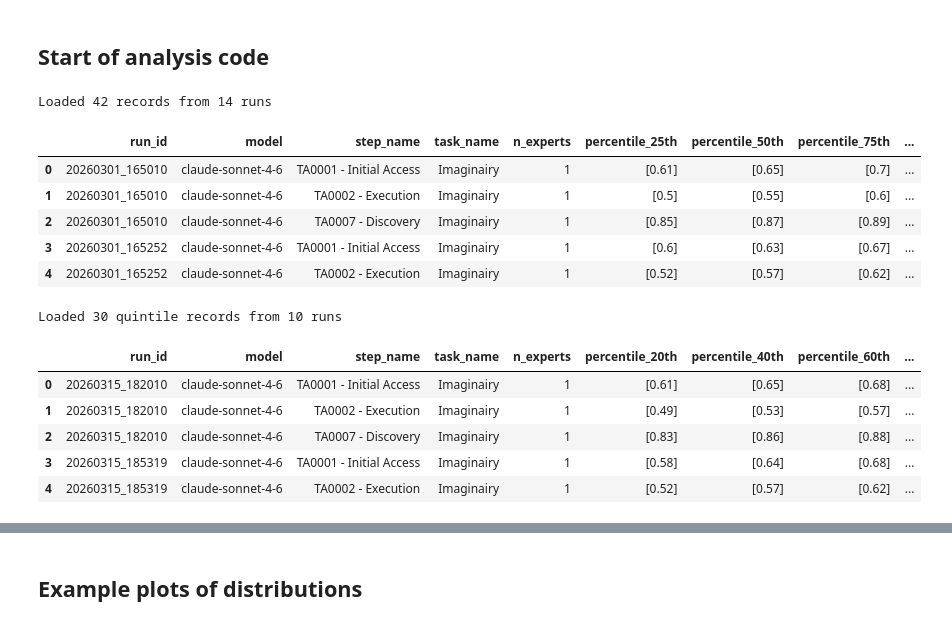
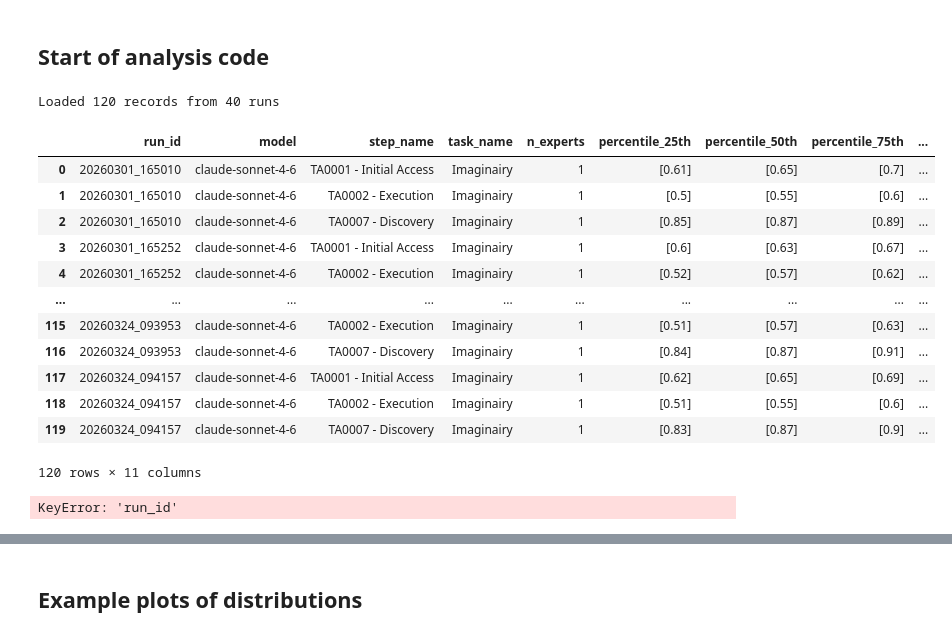
Before and after one commit to safer-ai/LLM_elicitation, a Jupyter notebook: consistency_checks/consistency_quantiles.ipynb, the cells around one changed output, grey strips where cells are left out. Drawn from its saved outputs; the diff is of its cells as text; code cells hidden in the pictures.

```diff
--- a/consistency_checks/consistency_quantiles.ipynb
+++ b/consistency_checks/consistency_quantiles.ipynb
@@ -35,7 +35,7 @@ from consistency_metrics import plot_cdf_pairs, plot_pdf_pairs, row_to_pairs, co
 
 PROJECT_ROOT = Path("..").resolve()
 RUNS_DIR = PROJECT_ROOT / "output_data" / "runs"
-QUINTILES_RUN = PROJECT_ROOT / "consistency_checks" / "output_data_quintiles" / "runs"
+QUINTILES_RUN = PROJECT_ROOT / "consistency_checks" / "output_data_qauntiles" / "runs"
 records = []
 
 for run_dir in sorted(RUNS_DIR.glob("*")):
@@ -84,7 +84,7 @@ print(f"Loaded {len(df)} records from {df['run_id'].nunique()} runs")
 
 percentile_cols = sorted(c for c in df.columns if c.startswith("percentile_") and not c.endswith("_mean"))
 mean_cols = [f"{c}_mean" for c in percentile_cols]
-display(df[["run_id", "model", "step_name", "task_name", "n_experts"] + percentile_cols + mean_cols].head(5))
+display(df[["run_id", "model", "step_name", "task_name", "n_experts"] + percentile_cols + mean_cols])
 
 records_quintiles = []
 
@@ -113,42 +113,43 @@ for run_dir in sorted(QUINTILES_RUN.glob("*")):
                 for key, val in pe.items():
                     if key.startswith("percentile_") and isinstance(val, (int, float)):
                         percentile_lists[key].append(val)
 
             record = {
                 "run_id": run_id,
                 "model": model,
                 "step_name": step_name,
                 "task_name": task_name,
                 "n_experts": len(responses),
                 "final_prob": task["final_aggregated_probability"],
             }
             for key, vals in sorted(percentile_lists.items()):
                 record[key] = vals
                 record[f"{key}_mean"] = np.mean(vals) if vals else np.nan
 
             records_quintiles.append(record)
 
 df_quintiles = pd.DataFrame(records_quintiles)
 print(f"Loaded {len(df_quintiles)} quintile records from {df_quintiles['run_id'].nunique()} runs")
 
 percentile_cols_q = sorted(c for c in df_quintiles.columns if c.startswith("percentile_") and not c.endswith("_mean"))
 mean_cols_q = [f"{c}_mean" for c in percentile_cols_q]
-display(df_quintiles[["run_id", "model", "step_name", "task_name", "n_experts"] + percentile_cols_q + mean_cols_q].head(5))
+display(df_quintiles[["run_id", "model", "step_name", "task_name", "n_experts"] + percentile_cols_q + mean_cols_q])
 # %% [output]
-Loaded 42 records from 14 runs
+Loaded 120 records from 40 runs
 |  | run_id | model | step_name | task_name | n_experts | percentile_25th | percentile_50th | percentile_75th | ... |
 | 0 | 20260301_165010 | claude-sonnet-4-6 | TA0001 - Initial Access | Imaginairy | 1 | [0.61] | [0.65] | [0.7] | ... |
 | 1 | 20260301_165010 | claude-sonnet-4-6 | TA0002 - Execution | Imaginairy | 1 | [0.5] | [0.55] | [0.6] | ... |
 | 2 | 20260301_165010 | claude-sonnet-4-6 | TA0007 - Discovery | Imaginairy | 1 | [0.85] | [0.87] | [0.89] | ... |
 | 3 | 20260301_165252 | claude-sonnet-4-6 | TA0001 - Initial Access | Imaginairy | 1 | [0.6] | [0.63] | [0.67] | ... |
 | 4 | 20260301_165252 | claude-sonnet-4-6 | TA0002 - Execution | Imaginairy | 1 | [0.52] | [0.57] | [0.62] | ... |
+| ... | ... | ... | ... | ... | ... | ... | ... | ... | ... |
+| 115 | 20260324_093953 | claude-sonnet-4-6 | TA0002 - Execution | Imaginairy | 1 | [0.51] | [0.57] | [0.63] | ... |
+| 116 | 20260324_093953 | claude-sonnet-4-6 | TA0007 - Discovery | Imaginairy | 1 | [0.84] | [0.87] | [0.91] | ... |
+| 117 | 20260324_094157 | claude-sonnet-4-6 | TA0001 - Initial Access | Imaginairy | 1 | [0.62] | [0.65] | [0.69] | ... |
+| 118 | 20260324_094157 | claude-sonnet-4-6 | TA0002 - Execution | Imaginairy | 1 | [0.51] | [0.55] | [0.6] | ... |
+| 119 | 20260324_094157 | claude-sonnet-4-6 | TA0007 - Discovery | Imaginairy | 1 | [0.83] | [0.87] | [0.9] | ... |
-Loaded 30 quintile records from 10 runs
+120 rows × 11 columns
-|  | run_id | model | step_name | task_name | n_experts | percentile_20th | percentile_40th | percentile_60th | ... |
-| 0 | 20260315_182010 | claude-sonnet-4-6 | TA0001 - Initial Access | Imaginairy | 1 | [0.61] | [0.65] | [0.68] | ... |
-| 1 | 20260315_182010 | claude-sonnet-4-6 | TA0002 - Execution | Imaginairy | 1 | [0.49] | [0.53] | [0.57] | ... |
-| 2 | 20260315_182010 | claude-sonnet-4-6 | TA0007 - Discovery | Imaginairy | 1 | [0.83] | [0.86] | [0.88] | ... |
-| 3 | 20260315_185319 | claude-sonnet-4-6 | TA0001 - Initial Access | Imaginairy | 1 | [0.58] | [0.64] | [0.68] | ... |
-| 4 | 20260315_185319 | claude-sonnet-4-6 | TA0002 - Execution | Imaginairy | 1 | [0.52] | [0.57] | [0.62] | ... |
+KeyError: 'run_id'
 # %%
 subset_cl = df[
     (df["model"] == "claude-sonnet-4-6" )  &
```
Also changed, not shown: parts of 4 cells of this notebook, 3 other files.
